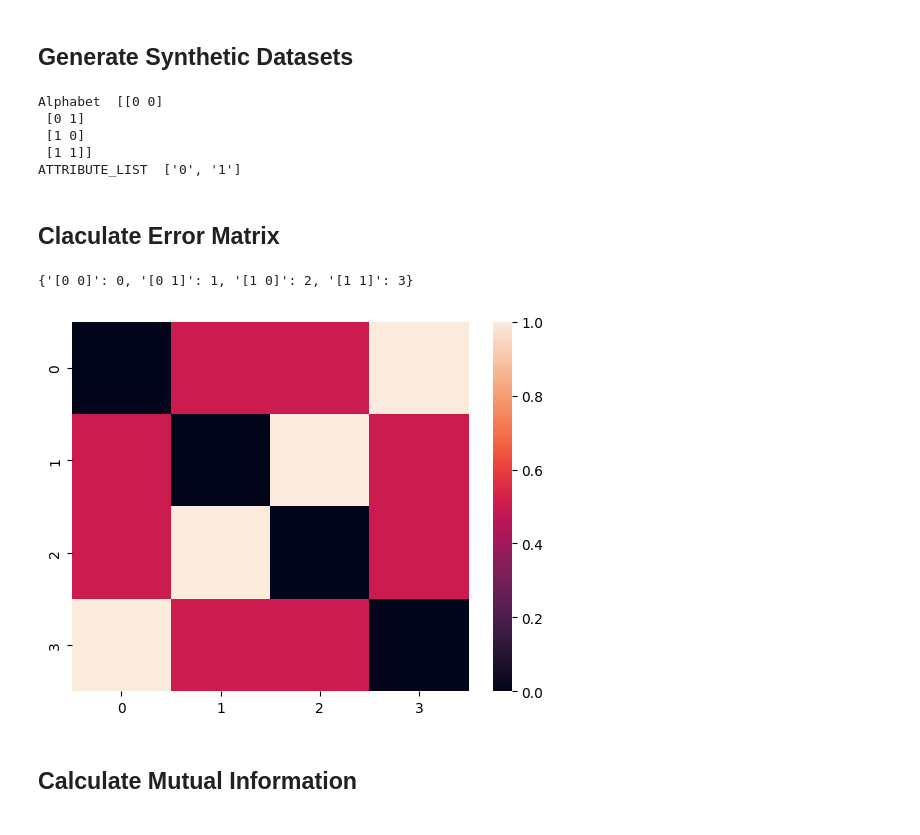
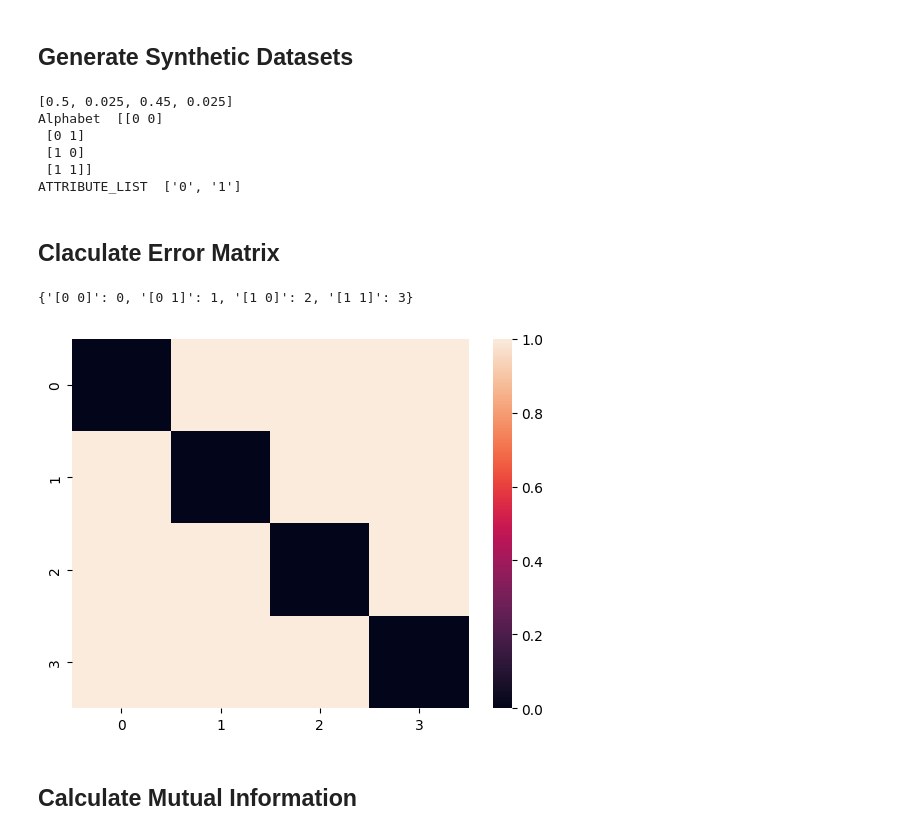
Before and after one commit to SandaruJayawardana/minimal-data-ldp, a Jupyter notebook: benchmark copy.ipynb, the cells around one changed output. Saved outputs shown, nothing was run; the diff lists cells and outputs as text; code cells hidden in the pictures.

```diff
--- a/benchmark copy.ipynb
+++ b/benchmark copy.ipynb
@@ -20,10 +20,10 @@ from normalize_error_matrix import *
 from alphabet import *
 
 NUM_ATTRIBUTES = 2
-NUM_STATES = [2, 2] # [3, 3]
+NUM_STATES = [2, 2]
 DATASET_SIZE = 10000
 
-priority_dict = {} # {'0': 2, '1': 0.5}
+priority_dict = {'1': 1, '0': 1}
 
 TOTAL_STATES = 1
 alphabet_dict = {}
@@ -36,9 +36,11 @@ STRING_ALL_ALPHABET = convert_alphabet_to_string(ALL_ALPHABET)
 ATTRIBUTE_LIST = list(alphabet_dict.keys())
 # random_dist = np.array([random.randint(1, 5000) for i in range(TOTAL_STATES)])
 # random_dist = random_dist/np.sum(random_dist)
-# random_dist = [0.3, 0.01, 0.01, 0.01, 0.30, 0.01, 0.01, 0.01, 0.34]
-random_dist = [0.25, 0.25, 0.25, 0.25] # [0.5, 0.025, 0.025, 0.45]
-
+# random_dist = [0.33, 0.001, 0.001, 0.001, 0.328, 0.001, 0.001, 0.007, 0.33] # [0.33, 0.001, 0.001, 0.001, 0.328, 0.001, 0.001, 0.007, 0.33]
+# random_dist = [0.25, 0.25, 0.25, 0.25] # [0.5, 0.025, 0.025, 0.45]
+random_dist = [0.5, 0.025, 0.45, 0.025] # Randomized_Response(STATE_COUNT=NUM_STATES[0], INPUT_ALPHABET=np.arange(NUM_STATES[0]), normalized_objective_err_matrix=[]).get_mechanism(eps=0.01)/NUM_STATES[0]
+random_dist = list(np.reshape(random_dist, (-1,)))
+print((random_dist))
 print("Alphabet ", ALL_ALPHABET)
 print("ATTRIBUTE_LIST ", ATTRIBUTE_LIST)
 
@@ -47,6 +49,7 @@ correlated_synthetic_dataset = synthetic_dataset_constructor.gen_custom(distribu
 
 uniform_synthetic_dataset = synthetic_dataset_constructor.gen_uniform()
 # %% [output]
+[0.5, 0.025, 0.45, 0.025]
 Alphabet  [[0 0]
  [0 1]
  [1 0]
@@ -57,15 +60,15 @@ ATTRIBUTE_LIST  ['0', '1']
 # %%
 alphabet_dict = {}
 for i in range(len(ALL_ALPHABET)):
     alphabet_dict[str(ALL_ALPHABET[i])] = i
 print(alphabet_dict)
-normalize_error_matrix = Normalize_error_matrix(attribute_list=ATTRIBUTE_LIST, alphabet=ALL_ALPHABET, priority_dict=priority_dict, alphabet_dict=alphabet_dict)
+normalize_error_matrix = Normalize_error_matrix(attribute_list=ATTRIBUTE_LIST, alphabet=ALL_ALPHABET, priority_dict=priority_dict, alphabet_dict=alphabet_dict, err_type="0_1")
 err_matrix = normalize_error_matrix.normalized_error_matrix
 sns.heatmap(err_matrix)
 plt.show()
 # %% [output]
 {'[0 0]': 0, '[0 1]': 1, '[1 0]': 2, '[1 1]': 3}
-[figure, old version]
+[figure, new version]
 # %% [markdown]
 ## Calculate Mutual Information
 # %% [markdown]
```
Also changed, not shown: parts of 11 cells of this notebook, 1 other file.
